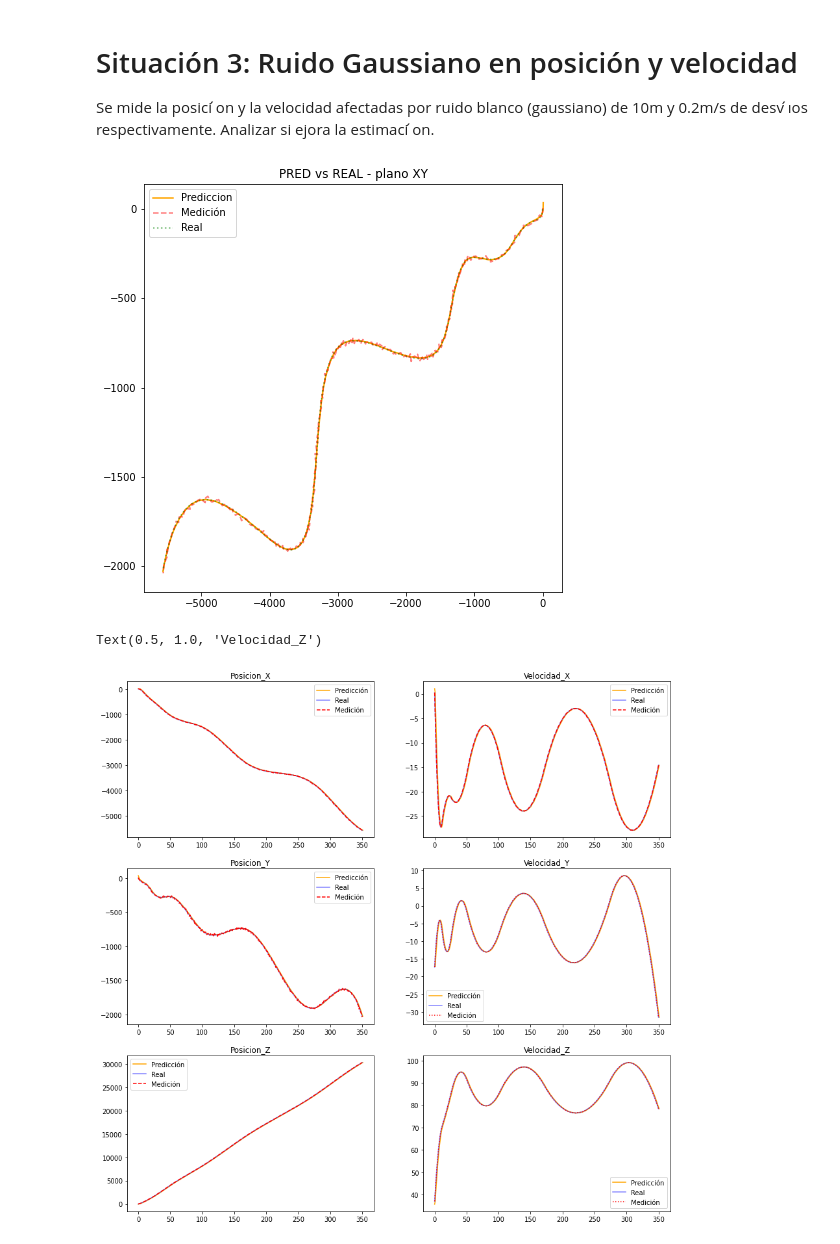
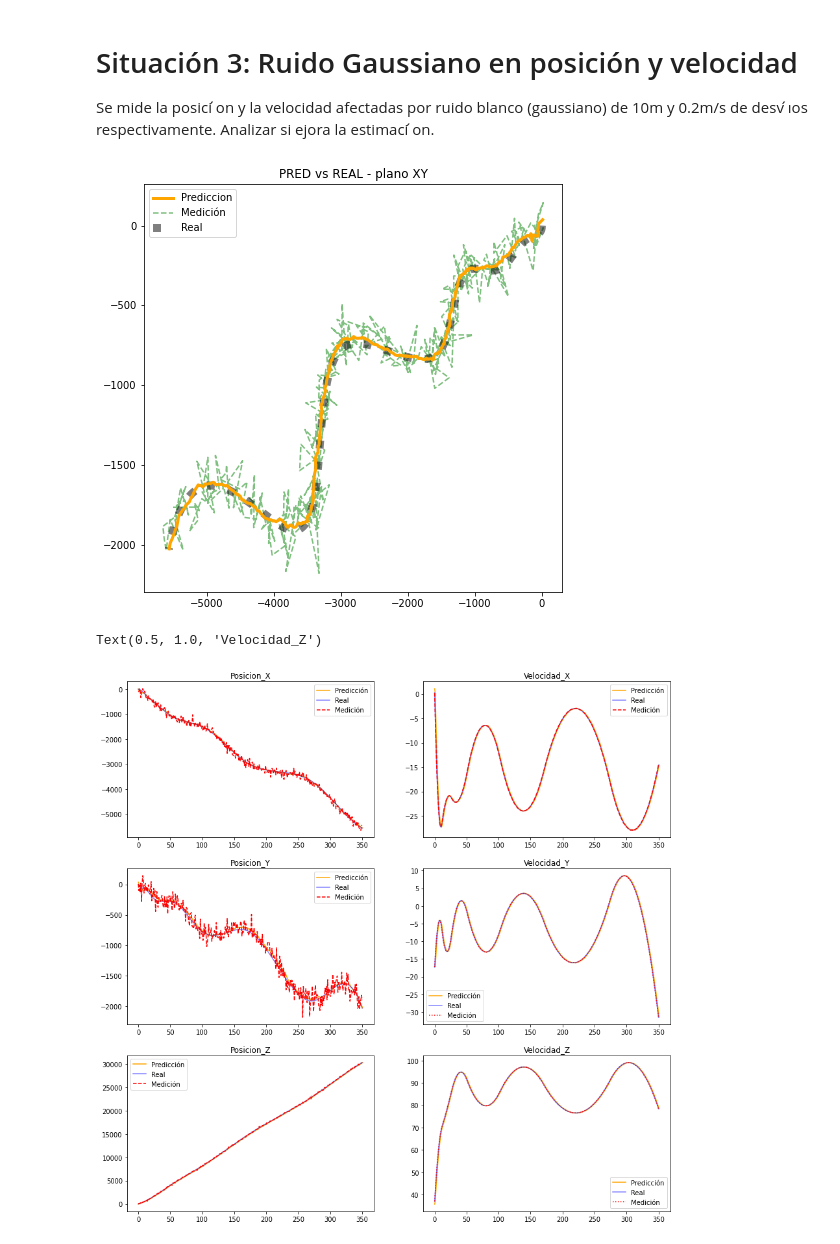
Before and after one commit to nicolascecchi/AI-Specialization, a Jupyter notebook: MateIA/Implementacion_Kalman.ipynb, the cells around one changed output. Cells and saved outputs as stored; diff of their text form; code cells hidden in the pictures.

```diff
--- a/MateIA/Implementacion_Kalman.ipynb
+++ b/MateIA/Implementacion_Kalman.ipynb
@@ -185,7 +187,7 @@ y 0.2m/s de desv ́ıos respectivamente. Analizar si ejora la estimaci ́on.
 # %%
 # Si el desvio es de 10 en una uniforme, hay que calcular el máximo, asumiendo que el minimo es en 0
 # ver formula de varianza y queda como acá
-ruido_posicion = np.random.normal(loc=0,scale=10,size=(351,3)) # ruido posicion
+ruido_posicion = np.random.normal(loc=0,scale=100,size=(351,3)) # ruido posicion
 ruido_velocidad = np.random.normal(loc=0,scale=0.2**2,size=(351,3))
 # Posicion con primeros 5 valores con ruido gaussiano
 med_pos_vel = vehiculo.iloc[:,:7].copy()
@@ -208,18 +210,18 @@ pred_pos_vel = Kalman(Xinic=arranque, Pinic=P_0_0, mediciones= med_pos_vel,
 # %%
 f, ax= plt.subplots(figsize=(7.5,7.5))
 
-ax.plot(pred_pos_vel.x,pred_pos_vel.y,color='orange',label='Prediccion')
+ax.plot(pred_pos_vel.x,pred_pos_vel.y,color='orange',label='Prediccion',zorder=3,lw=3)
 
-ax.plot(med_pos_vel.x,med_pos_vel.y,color='red',ls='--',alpha=0.5,label='Medición')
+ax.plot(med_pos_vel.x,med_pos_vel.y,color='green',ls='--',alpha=0.5,label='Medición',zorder=1)
 
-ax.plot(vehiculo.x,vehiculo.y,color='green',ls=':',alpha=0.5,label='Real')
+ax.plot(vehiculo.x,vehiculo.y,color='black',ls=':',alpha=0.5,label='Real',lw=8,zorder=2)
 
 ax.legend()
 
 ax.set_title('PRED vs REAL - plano XY')
 plt.show()
 # %% [output]
-[figure, old version]
+[figure, new version]
 # %%
 f, ax = plt.subplots(nrows=3,ncols=2,figsize=(15,15))
 ax11, ax12,ax21,ax22,ax31,ax32 = ax.flatten()
@@ -262,4 +264,4 @@ ax32.legend()
 ax32.set_title('Velocidad_Z')
 # %% [output]
 Text(0.5, 1.0, 'Velocidad_Z')
-[figure, old version]
+[figure, new version]
```
Also changed, not shown: parts of 2 cells of this notebook.
